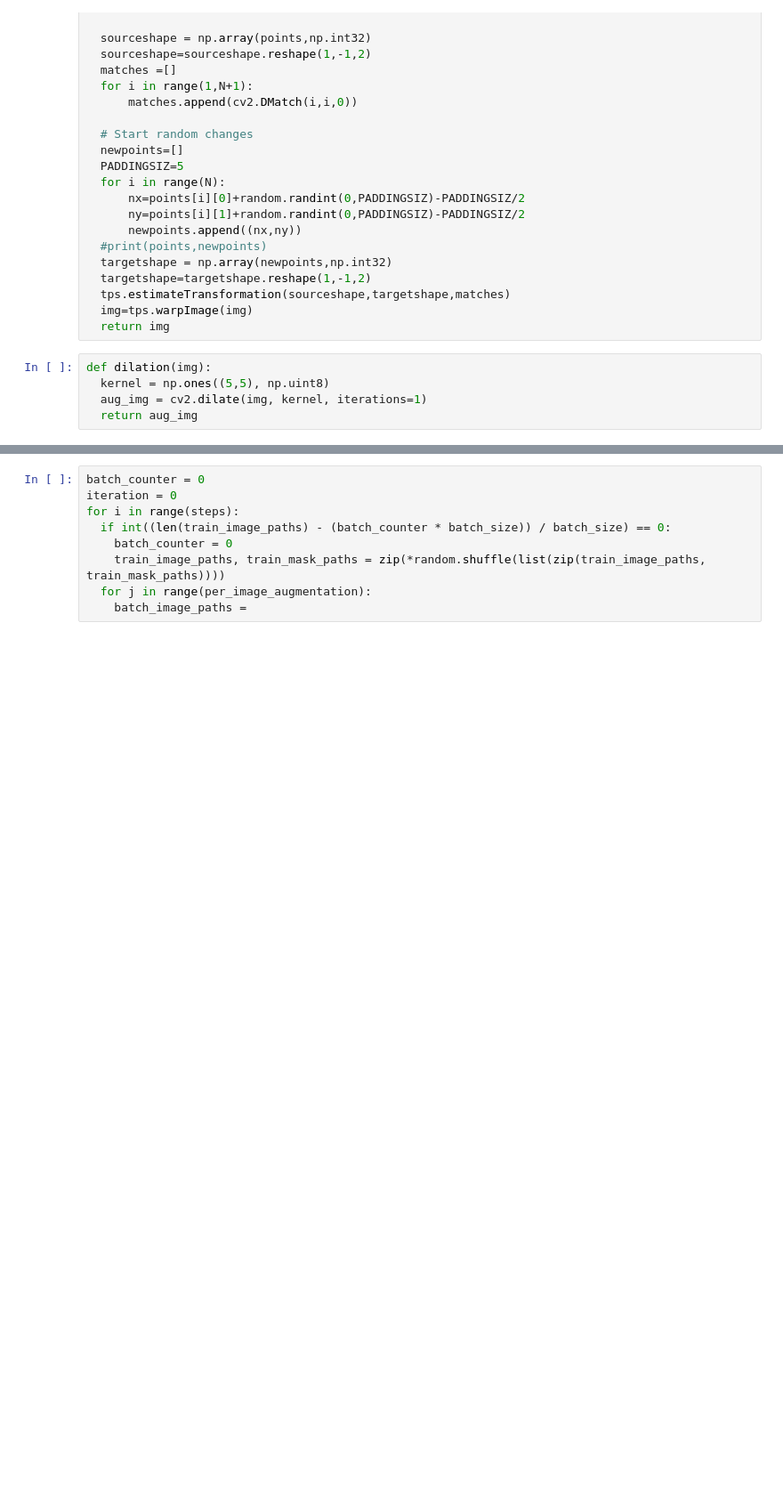
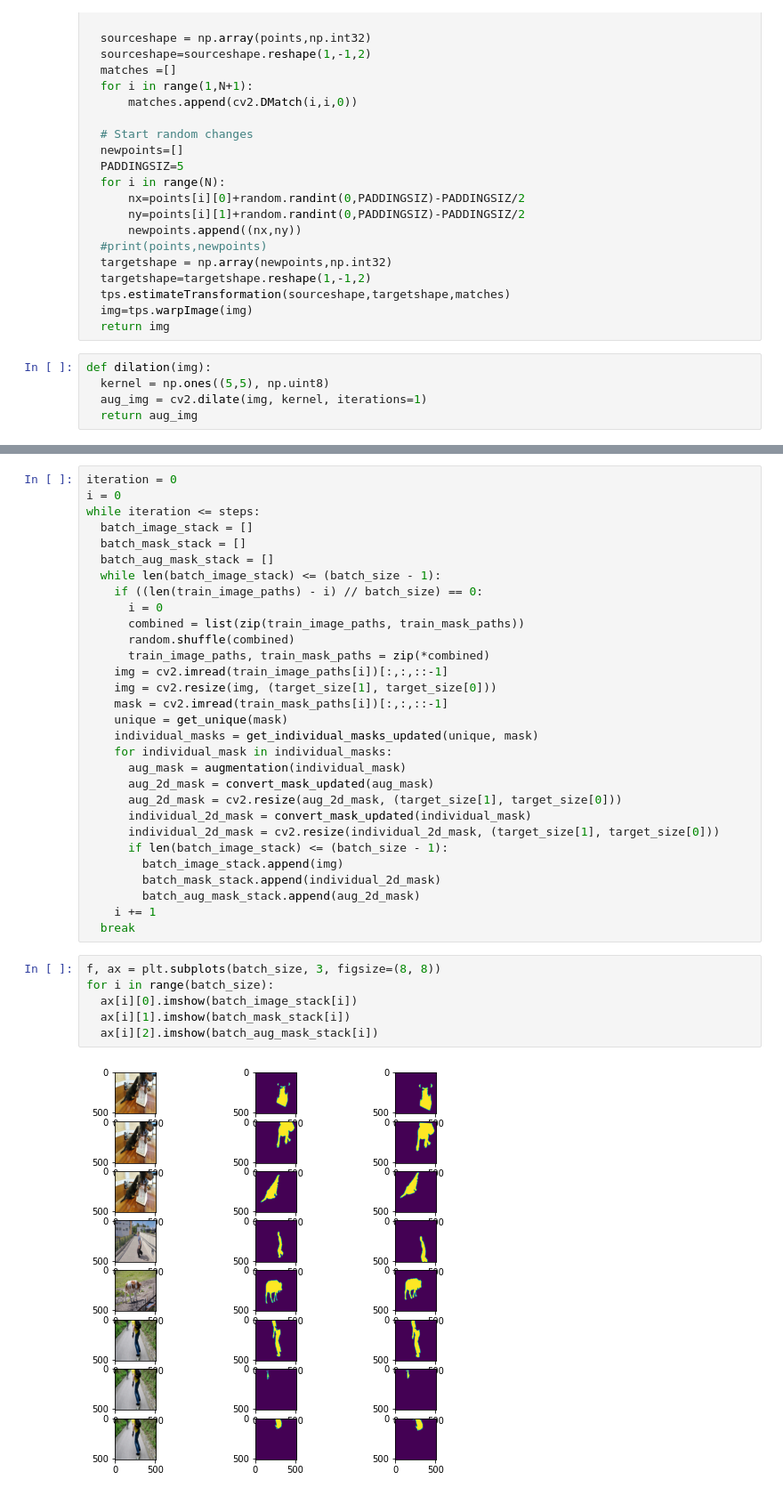
Before and after one commit to kaleeswaranm/MaskTrack, a Jupyter notebook: masktrack.ipynb, the cells around one changed output, grey strips where cells are left out. Shown at 89% size. Drawn from its saved outputs; the diff is of its cells as text; blank space fills up the shorter version.

```diff
--- a/masktrack.ipynb
+++ b/masktrack.ipynb
@@ -224,10 +266,39 @@ random.shuffle(combined)
 train_image_paths, train_mask_paths = zip(*combined)
-# %%
-batch_counter = 0
-iteration = 0
-for i in range(steps):
-  if int((len(train_image_paths) - (batch_counter * batch_size)) / batch_size) == 0:
-    batch_counter = 0
-    train_image_paths, train_mask_paths = zip(*random.shuffle(list(zip(train_image_paths, train_mask_paths))))
-  for j in range(per_image_augmentation):
-    batch_image_paths =
+# %%
+iteration = 0
+i = 0
+while iteration <= steps:
+  batch_image_stack = []
+  batch_mask_stack = []
+  batch_aug_mask_stack = []
+  while len(batch_image_stack) <= (batch_size - 1):
+    if ((len(train_image_paths) - i) // batch_size) == 0:
+      i = 0
+      combined = list(zip(train_image_paths, train_mask_paths))
+      random.shuffle(combined)
+      train_image_paths, train_mask_paths = zip(*combined)
+    img = cv2.imread(train_image_paths[i])[:,:,::-1]
+    img = cv2.resize(img, (target_size[1], target_size[0]))
+    mask = cv2.imread(train_mask_paths[i])[:,:,::-1]
+    unique = get_unique(mask)
+    individual_masks = get_individual_masks_updated(unique, mask)
+    for individual_mask in individual_masks:
+      aug_mask = augmentation(individual_mask)
+      aug_2d_mask = convert_mask_updated(aug_mask)
+      aug_2d_mask = cv2.resize(aug_2d_mask, (target_size[1], target_size[0]))
+      individual_2d_mask = convert_mask_updated(individual_mask)
+      individual_2d_mask = cv2.resize(individual_2d_mask, (target_size[1], target_size[0]))
+      if len(batch_image_stack) <= (batch_size - 1):
+        batch_image_stack.append(img)
+        batch_mask_stack.append(individual_2d_mask)
+        batch_aug_mask_stack.append(aug_2d_mask)
+    i += 1
+  break
+# %%
+f, ax = plt.subplots(batch_size, 3, figsize=(8, 8))
+for i in range(batch_size):
+  ax[i][0].imshow(batch_image_stack[i])
+  ax[i][1].imshow(batch_mask_stack[i])
+  ax[i][2].imshow(batch_aug_mask_stack[i])
+# %% [output]
+[figure, added]
```
Also changed, not shown: parts of 20 cells of this notebook.
